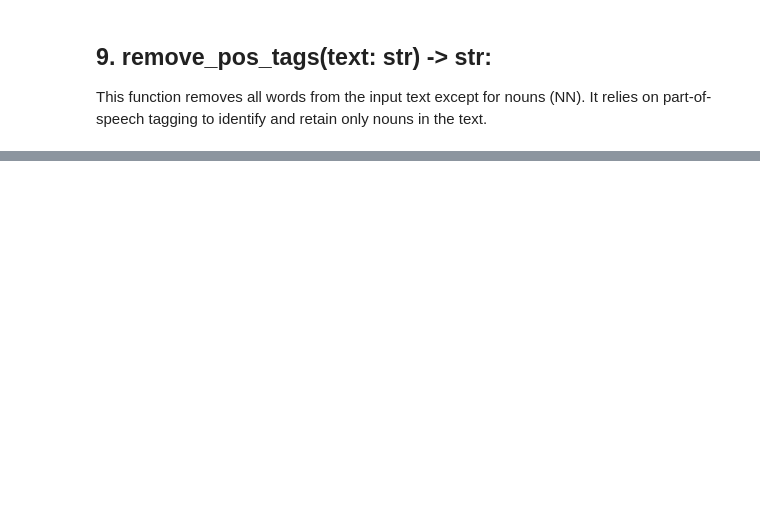
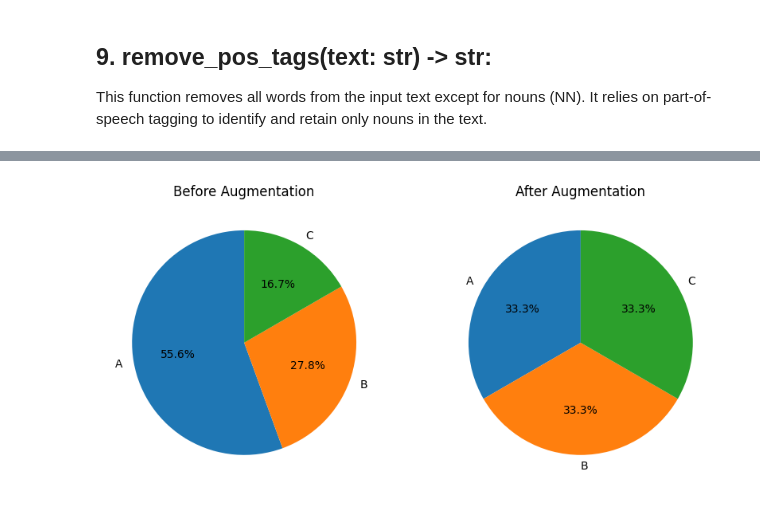
Before and after one commit to PawelJakubczyk/mln_data_preprocessing_utilities, a Jupyter notebook: ml_data_preprocessing.ipynb, the cells around one changed output, grey strips where cells are left out. Drawn from its saved outputs; the diff is of its cells as text; code cells hidden in the pictures; blank space fills up the shorter version.

```diff
--- a/ml_data_preprocessing.ipynb
+++ b/ml_data_preprocessing.ipynb
@@ -309,0 +697,37 @@ This is HTML text with links.
+# %%
+import pandas as pd
+import numpy as np
+import matplotlib.pyplot as plt
+from collections import Counter
+
+# ... (tutaj wstaw kod dla funkcji augment_data)
+
+# Przykładowe dane
+data = {
+    'Topic': ['A'] * 10 + ['B'] * 5 + ['C'] * 3,
+    'Text': ['TextA'] * 10 + ['TextB'] * 5 + ['TextC'] * 3
+}
+
+df = pd.DataFrame(data)
+
+# Przed augmentacją
+topic_counts_before = df['Topic'].value_counts()
+
+# Wykres kołowy przed augmentacją
+plt.figure(figsize=(10, 5))
+plt.subplot(1, 2, 1)
+plt.title('Before Augmentation')
+plt.pie(topic_counts_before, labels=topic_counts_before.index, autopct='%1.1f%%', startangle=90)
+
+# Po augmentacji
+augmented_df = augment_data(df, 'Topic', 'Text')
+topic_counts_after = augmented_df['Topic'].value_counts()
+
+# Wykres kołowy po augmentacji
+plt.subplot(1, 2, 2)
+plt.title('After Augmentation')
+plt.pie(topic_counts_after, labels=topic_counts_after.index, autopct='%1.1f%%', startangle=90)
+
+plt.show()
+# %% [output]
+[figure, added]
```
Also changed, not shown: parts of 37 cells of this notebook.
